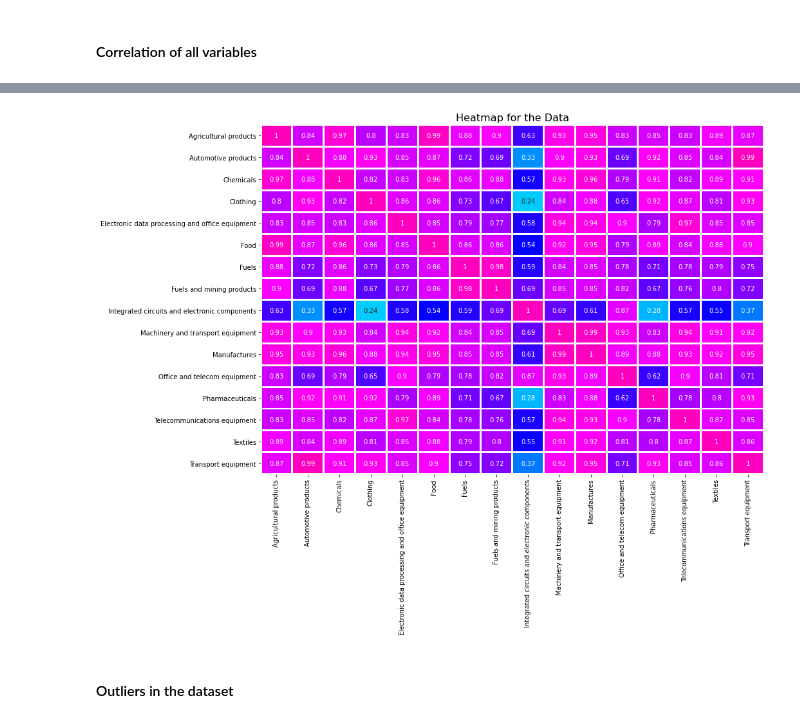
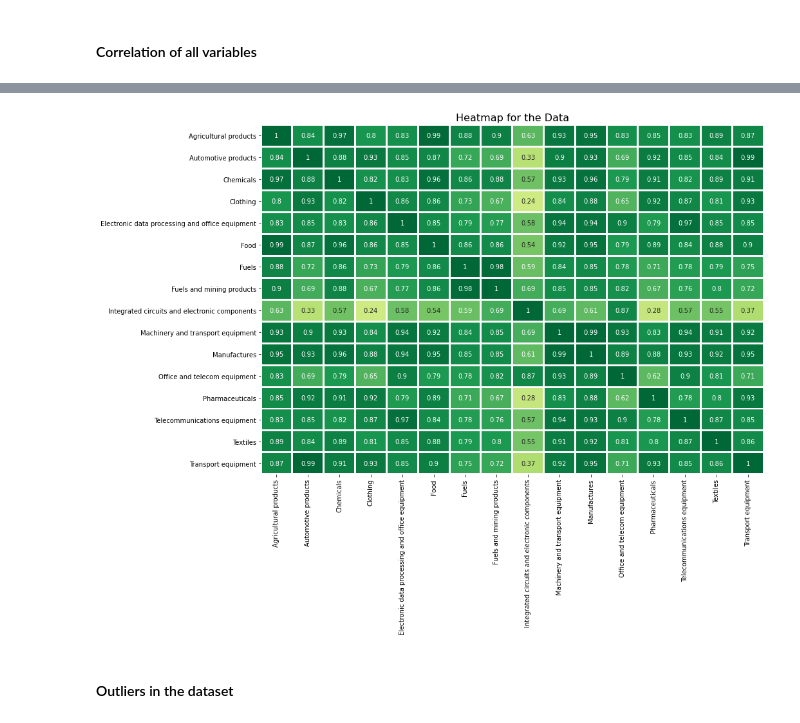
Before and after one commit to kesnel/ayiti-analytics-capstone-project, a Jupyter notebook: EDA.ipynb, the cells around one changed output, grey strips where cells are left out. Saved outputs shown, nothing was run; the diff lists cells and outputs as text; code cells hidden in the pictures.

```diff
--- a/EDA.ipynb
+++ b/EDA.ipynb
@@ -604,11 +604,11 @@ corr
 # %%
 # Heatmap for visualization
 plt.figure(figsize=(14,10))
-heatmap = sns.heatmap(corr, cmap="gist_rainbow", cbar=False, annot=True, linecolor='white', linewidths=2, vmin=-1, vmax=1)
+heatmap = sns.heatmap(corr, cmap="RdYlGn", cbar=False, annot=True, linecolor='white', linewidths=2, vmin=-1, vmax=1)
 plt.title('Heatmap for the Data', fontsize = 16)
 plt.show()
 # %% [output]
-[figure, old version]
+[figure, new version]
 # %% [markdown]
 #### Outliers in the dataset
 # %% [markdown]
```
Also changed, not shown: parts of 25 cells of this notebook.
